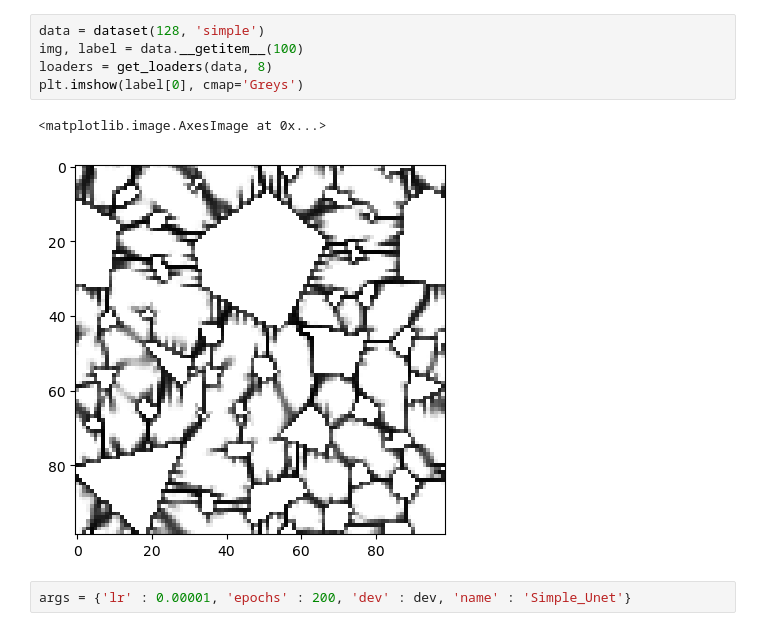
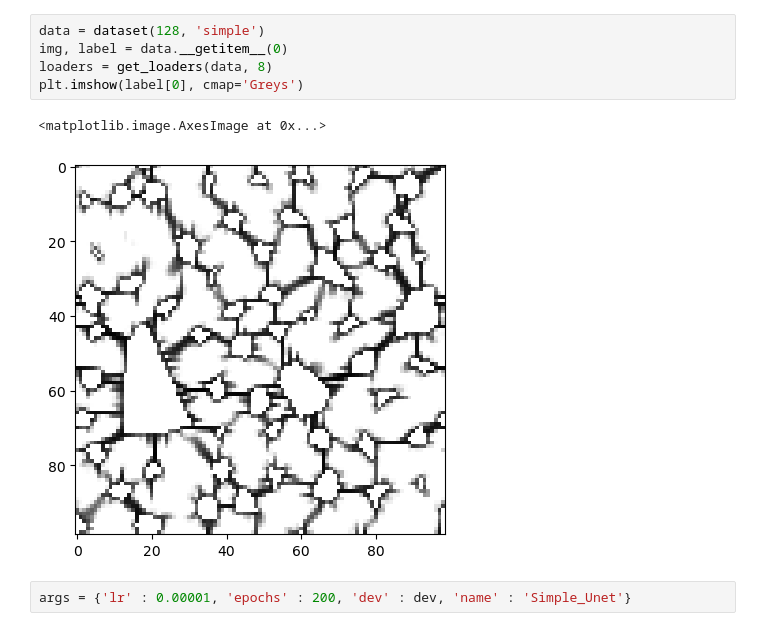
Before and after one commit to LiyaGaynutdinova/Auto-Regressive-Unet-for-Concrete-Damage, a Jupyter notebook: train_Unet.ipynb, the cells around one changed output. Cells and saved outputs as stored; diff of their text form.

```diff
--- a/train_Unet.ipynb
+++ b/train_Unet.ipynb
@@ -19,11 +18,11 @@ The autoreload extension is already loaded. To reload it, use:
 # %%
 data = dataset(128, 'simple')
-img, label = data.__getitem__(100)
+img, label = data.__getitem__(0)
 loaders = get_loaders(data, 8)
 plt.imshow(label[0], cmap='Greys')
 # %% [output]
 <matplotlib.image.AxesImage at 0x...>
-[figure, old version]
+[figure, new version]
 # %%
 args = {'lr' : 0.00001, 'epochs' : 200, 'dev' : dev, 'name' : 'Simple_Unet'}
 # %%
```
Also changed, not shown: parts of 1 cell of this notebook.
